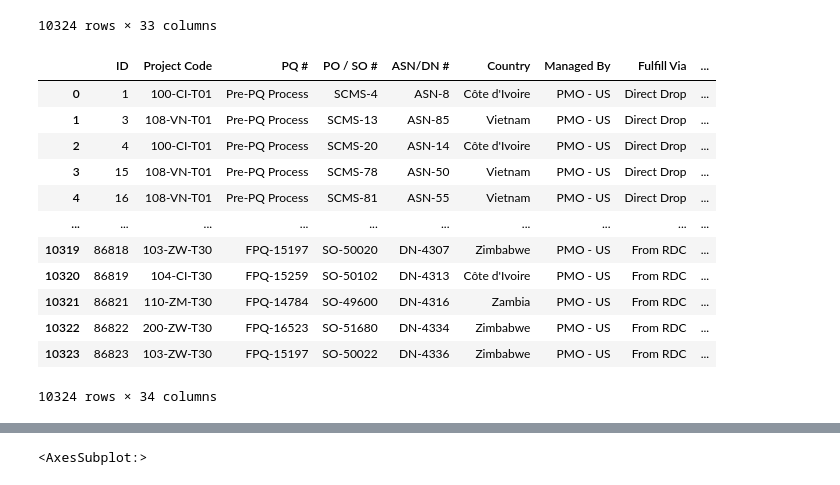
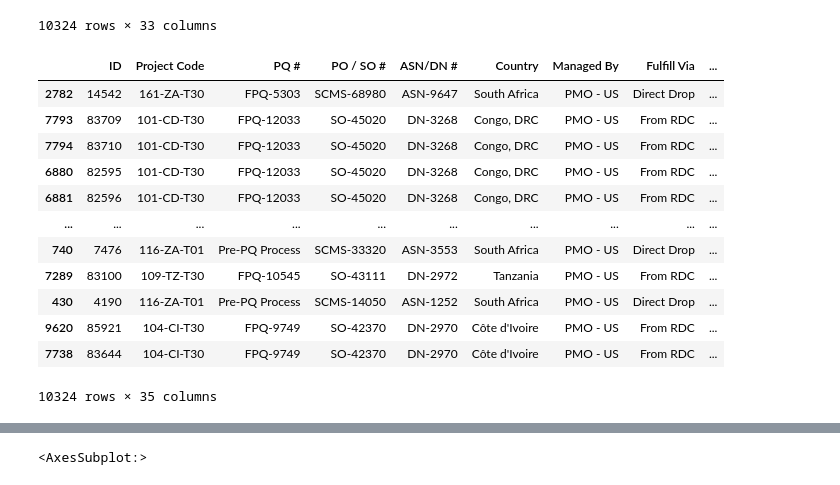
Before and after one commit to MCGUM5/NYCDSA_Project-1, a Jupyter notebook: Project1.ipynb, the cells around one changed output, grey strips where cells are left out. Saved outputs shown, nothing was run; the diff lists cells and outputs as text; code cells hidden in the pictures.

Commit message:
Update 2 to project 1

```diff
--- a/Project1.ipynb
+++ b/Project1.ipynb
@@ -35,23 +26,0 @@ data['Delivery Recorded Date'] = pd.to_datetime(
-# %%
-# Compare Delivery Recorded vs Delivered dates.
-data['Recorded vs Delivered'] = (data['Delivery Recorded Date']
-                                 - data['Delivered to Client Date'])
-# %%
-# Create a new column for delivery days late (delivered - scheduled)
-data['Delivery Days Late'] = (data['Delivered to Client Date']
-                              - data['Scheduled Delivery Date'])
-data
-# %% [output]
-|  | ID | Project Code | PQ # | PO / SO # | ASN/DN # | Country | Managed By | Fulfill Via | ... |
-| 0 | 1 | 100-CI-T01 | Pre-PQ Process | SCMS-4 | ASN-8 | Côte d'Ivoire | PMO - US | Direct Drop | ... |
-| 1 | 3 | 108-VN-T01 | Pre-PQ Process | SCMS-13 | ASN-85 | Vietnam | PMO - US | Direct Drop | ... |
-| 2 | 4 | 100-CI-T01 | Pre-PQ Process | SCMS-20 | ASN-14 | Côte d'Ivoire | PMO - US | Direct Drop | ... |
-| 3 | 15 | 108-VN-T01 | Pre-PQ Process | SCMS-78 | ASN-50 | Vietnam | PMO - US | Direct Drop | ... |
-| 4 | 16 | 108-VN-T01 | Pre-PQ Process | SCMS-81 | ASN-55 | Vietnam | PMO - US | Direct Drop | ... |
-| ... | ... | ... | ... | ... | ... | ... | ... | ... | ... |
-| 10319 | 86818 | 103-ZW-T30 | FPQ-15197 | SO-50020 | DN-4307 | Zimbabwe | PMO - US | From RDC | ... |
-| 10320 | 86819 | 104-CI-T30 | FPQ-15259 | SO-50102 | DN-4313 | Côte d'Ivoire | PMO - US | From RDC | ... |
-| 10321 | 86821 | 110-ZM-T30 | FPQ-14784 | SO-49600 | DN-4316 | Zambia | PMO - US | From RDC | ... |
-| 10322 | 86822 | 200-ZW-T30 | FPQ-16523 | SO-51680 | DN-4334 | Zimbabwe | PMO - US | From RDC | ... |
-| 10323 | 86823 | 103-ZW-T30 | FPQ-15197 | SO-50022 | DN-4336 | Zimbabwe | PMO - US | From RDC | ... |
-10324 rows × 34 columns
@@ -57,0 +35,23 @@ data
+# %%
+# Compare Delivery Recorded vs Delivered dates.
+data['Recorded vs Delivered'] = (data['Delivery Recorded Date']
+                                 - data['Delivered to Client Date']).dt.days
+# %%
+# Create a new column for delivery days late (delivered - scheduled)
+data['Delivery Days Late'] = (data['Delivered to Client Date']
+                              - data['Scheduled Delivery Date']).dt.days
+data.sort_values('Delivery Days Late', ascending=False)
+# %% [output]
+|  | ID | Project Code | PQ # | PO / SO # | ASN/DN # | Country | Managed By | Fulfill Via | ... |
+| 2782 | 14542 | 161-ZA-T30 | FPQ-5303 | SCMS-68980 | ASN-9647 | South Africa | PMO - US | Direct Drop | ... |
+| 7793 | 83709 | 101-CD-T30 | FPQ-12033 | SO-45020 | DN-3268 | Congo, DRC | PMO - US | From RDC | ... |
+| 7794 | 83710 | 101-CD-T30 | FPQ-12033 | SO-45020 | DN-3268 | Congo, DRC | PMO - US | From RDC | ... |
+| 6880 | 82595 | 101-CD-T30 | FPQ-12033 | SO-45020 | DN-3268 | Congo, DRC | PMO - US | From RDC | ... |
+| 6881 | 82596 | 101-CD-T30 | FPQ-12033 | SO-45020 | DN-3268 | Congo, DRC | PMO - US | From RDC | ... |
+| ... | ... | ... | ... | ... | ... | ... | ... | ... | ... |
+| 740 | 7476 | 116-ZA-T01 | Pre-PQ Process | SCMS-33320 | ASN-3553 | South Africa | PMO - US | Direct Drop | ... |
+| 7289 | 83100 | 109-TZ-T30 | FPQ-10545 | SO-43111 | DN-2972 | Tanzania | PMO - US | From RDC | ... |
+| 430 | 4190 | 116-ZA-T01 | Pre-PQ Process | SCMS-14050 | ASN-1252 | South Africa | PMO - US | Direct Drop | ... |
+| 9620 | 85921 | 104-CI-T30 | FPQ-9749 | SO-42370 | DN-2970 | Côte d'Ivoire | PMO - US | From RDC | ... |
+| 7738 | 83644 | 104-CI-T30 | FPQ-9749 | SO-42370 | DN-2970 | Côte d'Ivoire | PMO - US | From RDC | ... |
+10324 rows × 35 columns
```
Also changed, not shown: parts of 4 cells of this notebook.
